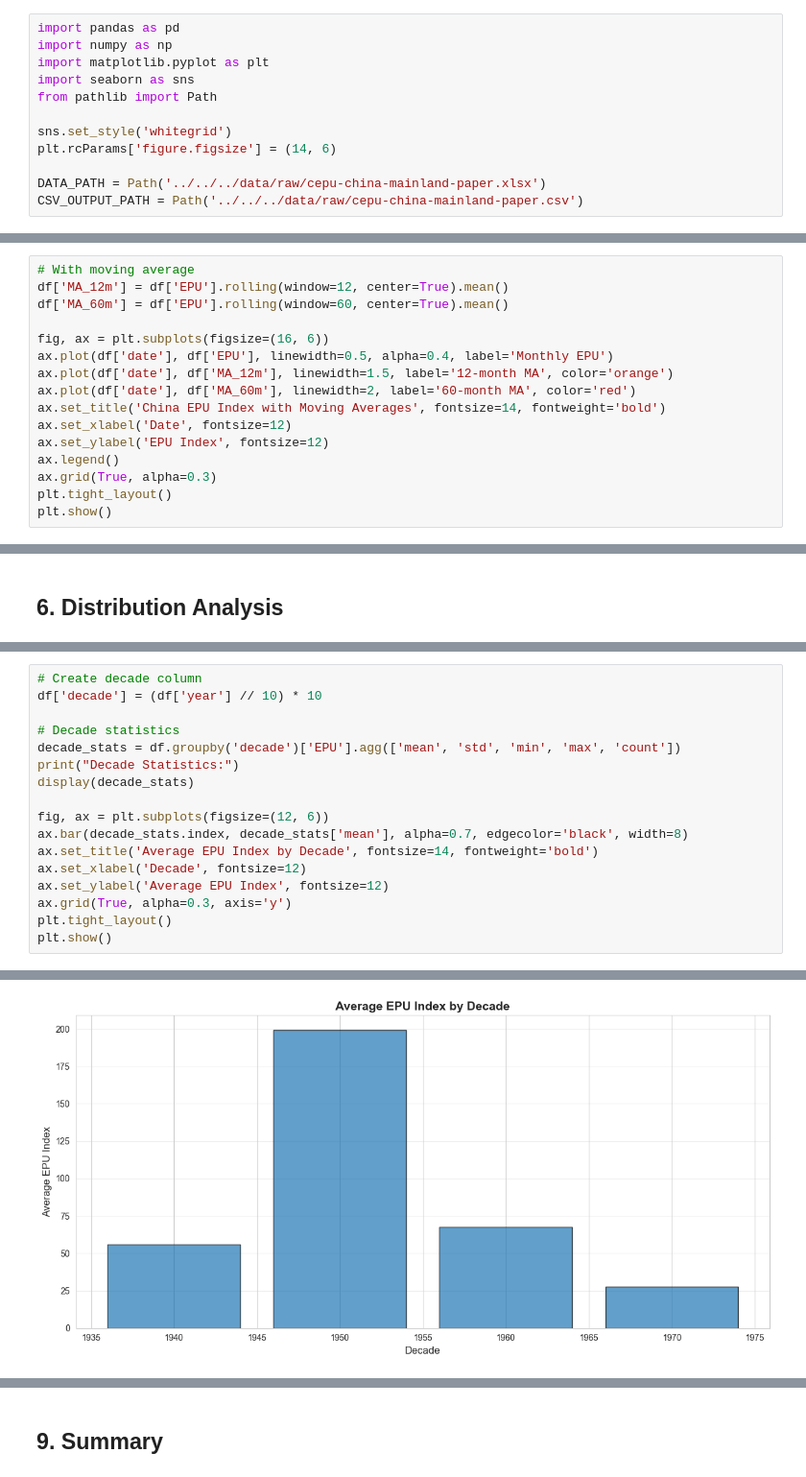
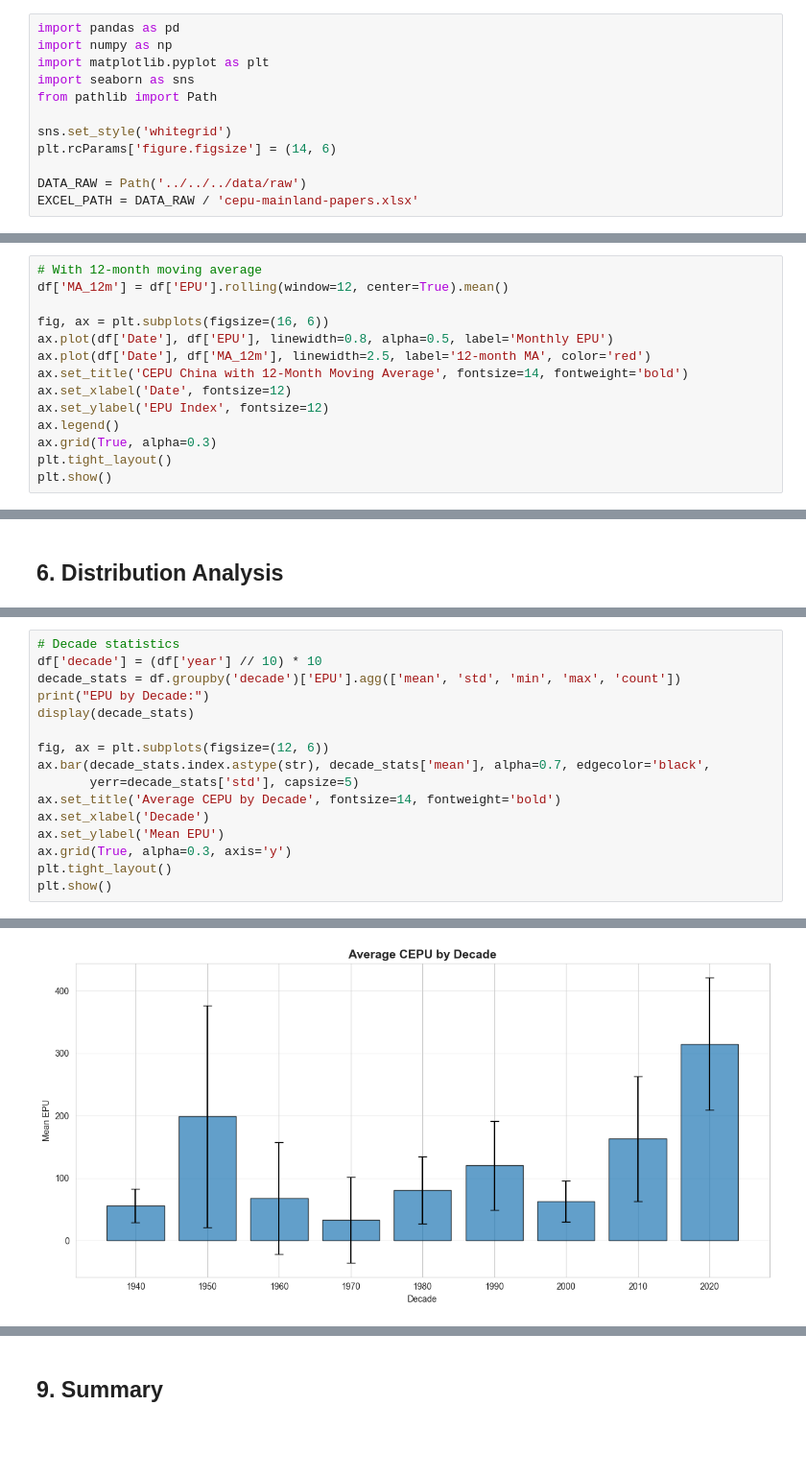
Before and after one commit to lgomez15/tfg-uncertainty, a Jupyter notebook: notebooks/exploratory/raw/05_cepu_china_mainland_exploration.ipynb, the cells around one changed output, grey strips where cells are left out. Shown at 96% size. Saved outputs shown, nothing was run; the diff lists cells and outputs as text; blank space fills up the shorter version.

```diff
--- a/notebooks/exploratory/raw/05_cepu_china_mainland_exploration.ipynb
+++ b/notebooks/exploratory/raw/05_cepu_china_mainland_exploration.ipynb
@@ -18,6 +23,6 @@ from pathlib import Path
 sns.set_style('whitegrid')
 plt.rcParams['figure.figsize'] = (14, 6)
 
-DATA_PATH = Path('../../../data/raw/cepu-china-mainland-paper.xlsx')
-CSV_OUTPUT_PATH = Path('../../../data/raw/cepu-china-mainland-paper.csv')
+DATA_RAW = Path('../../../data/raw')
+EXCEL_PATH = DATA_RAW / 'cepu-mainland-papers.xlsx'
 # %% [markdown]
@@ -152,13 +182,11 @@ plt.show()
 # %%
-# With moving average
+# With 12-month moving average
 df['MA_12m'] = df['EPU'].rolling(window=12, center=True).mean()
-df['MA_60m'] = df['EPU'].rolling(window=60, center=True).mean()
 
 fig, ax = plt.subplots(figsize=(16, 6))
-ax.plot(df['date'], df['EPU'], linewidth=0.5, alpha=0.4, label='Monthly EPU')
-ax.plot(df['date'], df['MA_12m'], linewidth=1.5, label='12-month MA', color='orange')
-ax.plot(df['date'], df['MA_60m'], linewidth=2, label='60-month MA', color='red')
-ax.set_title('China EPU Index with Moving Averages', fontsize=14, fontweight='bold')
+ax.plot(df['Date'], df['EPU'], linewidth=0.8, alpha=0.5, label='Monthly EPU')
+ax.plot(df['Date'], df['MA_12m'], linewidth=2.5, label='12-month MA', color='red')
+ax.set_title('CEPU China with 12-Month Moving Average', fontsize=14, fontweight='bold')
 ax.set_xlabel('Date', fontsize=12)
 ax.set_ylabel('EPU Index', fontsize=12)
 ax.legend()
@@ -194,17 +227,16 @@ plt.show()
 # %%
-# Create decade column
+# Decade statistics
 df['decade'] = (df['year'] // 10) * 10
-
-# Decade statistics
 decade_stats = df.groupby('decade')['EPU'].agg(['mean', 'std', 'min', 'max', 'count'])
-print("Decade Statistics:")
+print("EPU by Decade:")
 display(decade_stats)
 
 fig, ax = plt.subplots(figsize=(12, 6))
-ax.bar(decade_stats.index, decade_stats['mean'], alpha=0.7, edgecolor='black', width=8)
-ax.set_title('Average EPU Index by Decade', fontsize=14, fontweight='bold')
-ax.set_xlabel('Decade', fontsize=12)
-ax.set_ylabel('Average EPU Index', fontsize=12)
+ax.bar(decade_stats.index.astype(str), decade_stats['mean'], alpha=0.7, edgecolor='black',
+       yerr=decade_stats['std'], capsize=5)
+ax.set_title('Average CEPU by Decade', fontsize=14, fontweight='bold')
+ax.set_xlabel('Decade')
+ax.set_ylabel('Mean EPU')
 ax.grid(True, alpha=0.3, axis='y')
 plt.tight_layout()
 plt.show()
@@ -219 +256 @@ Decade Statistics:
-[figure, old version]
+[figure, new version]
```
Also changed, not shown: parts of 21 cells of this notebook, 12 other files.
